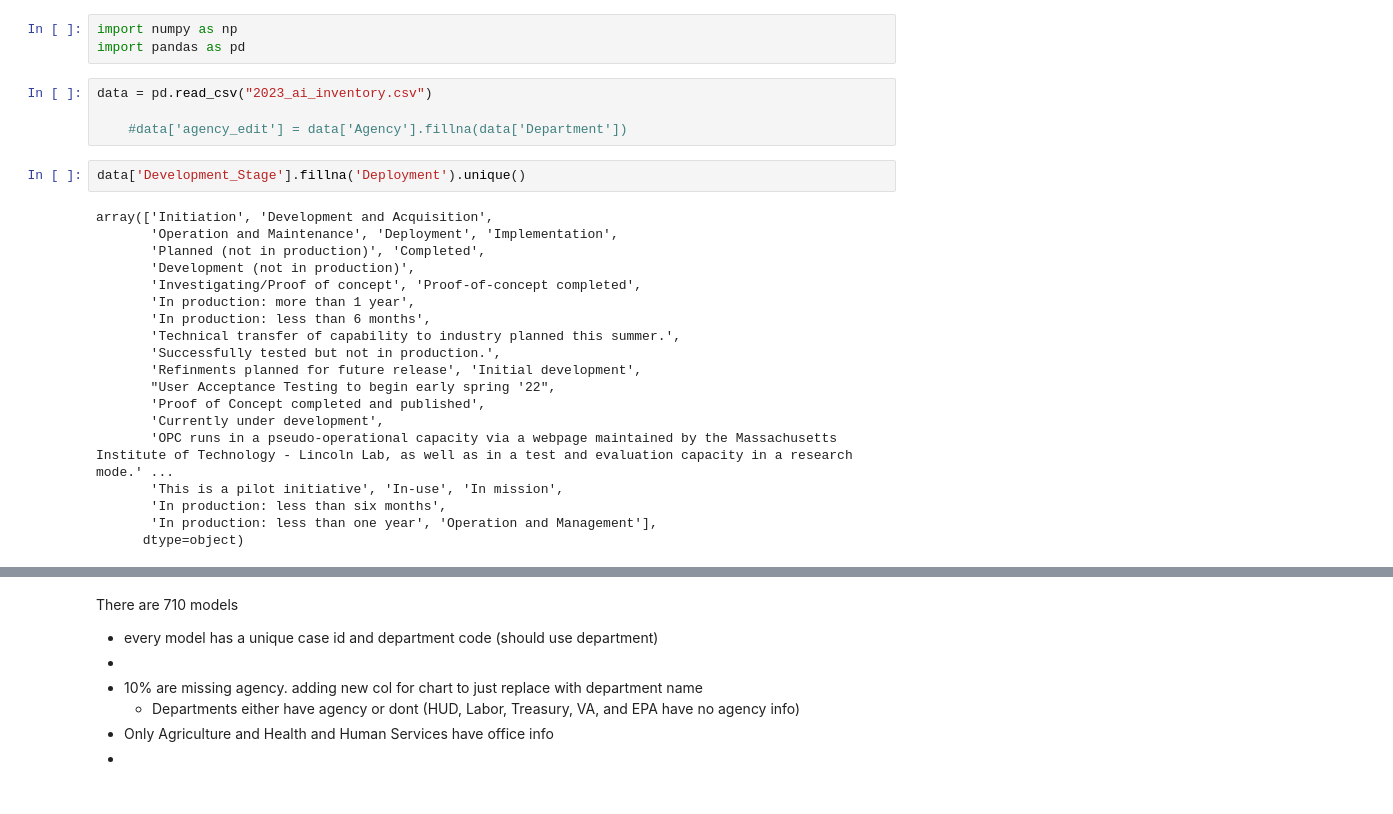
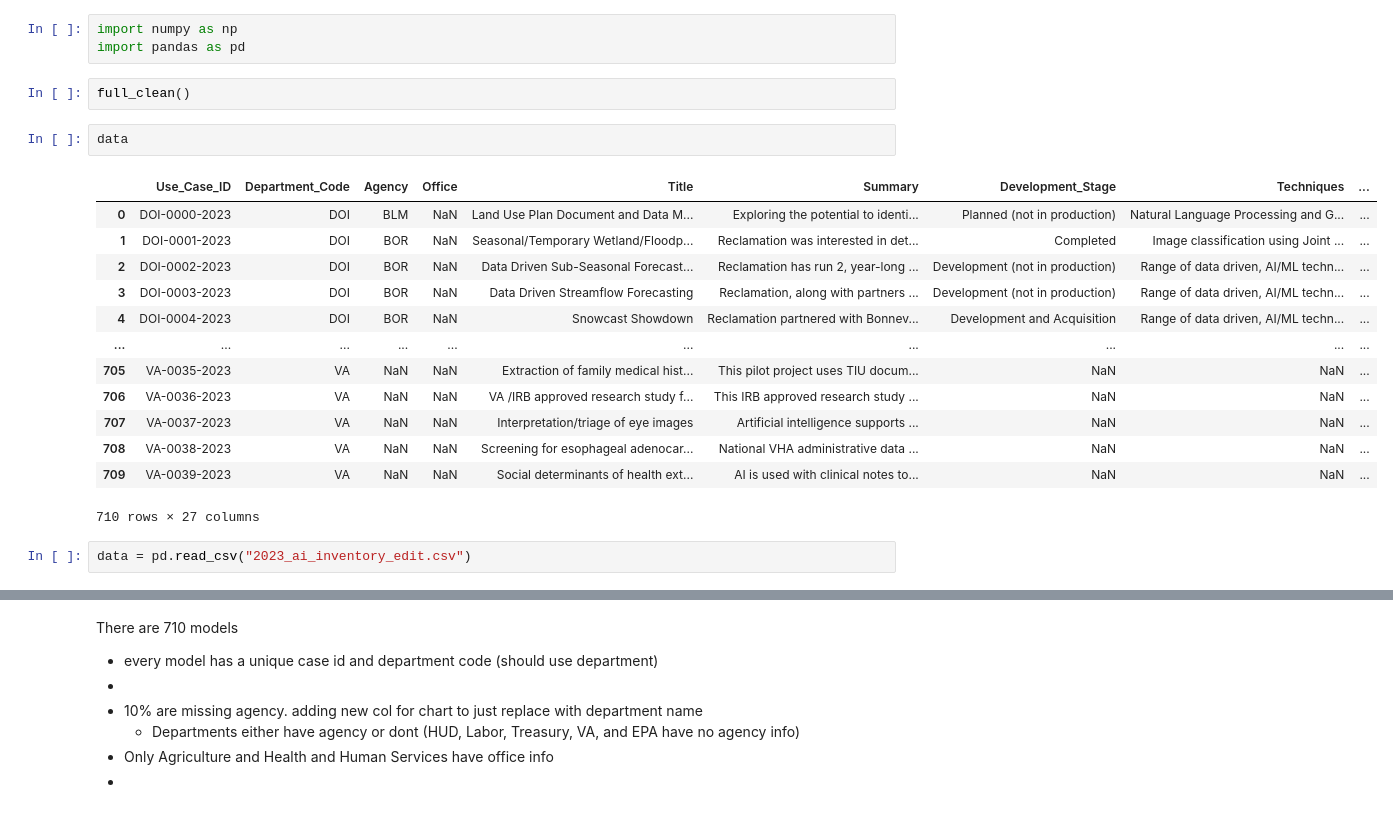
Before and after one commit to asteinhart/ai-in-gov, a Jupyter notebook: static/data/analysis.ipynb, the cells around one changed output, grey strips where cells are left out. Saved outputs shown, nothing was run; the diff lists cells and outputs as text.

```diff
--- a/static/data/analysis.ipynb
+++ b/static/data/analysis.ipynb
@@ -1,28 +1,23 @@
 # %%
 import numpy as np
 import pandas as pd
+# %%
+full_clean()
+# %%
+data
+# %% [output]
+|  | Use_Case_ID | Department_Code | Agency | Office | Title | Summary | Development_Stage | Techniques | ... |
+| 0 | DOI-0000-2023 | DOI | BLM | NaN | Land Use Plan Document and Data M... | Exploring the potential to identi... | Planned (not in production) | Natural Language Processing and G... | ... |
+| 1 | DOI-0001-2023 | DOI | BOR | NaN | Seasonal/Temporary Wetland/Floodp... | Reclamation was interested in det... | Completed | Image classification using Joint ... | ... |
+| 2 | DOI-0002-2023 | DOI | BOR | NaN | Data Driven Sub-Seasonal Forecast... | Reclamation has run 2, year-long ... | Development (not in production) | Range of data driven, AI/ML techn... | ... |
+| 3 | DOI-0003-2023 | DOI | BOR | NaN | Data Driven Streamflow Forecasting | Reclamation, along with partners ... | Development (not in production) | Range of data driven, AI/ML techn... | ... |
+| 4 | DOI-0004-2023 | DOI | BOR | NaN | Snowcast Showdown | Reclamation partnered with Bonnev... | Development and Acquisition | Range of data driven, AI/ML techn... | ... |
+| ... | ... | ... | ... | ... | ... | ... | ... | ... | ... |
+| 705 | VA-0035-2023 | VA | NaN | NaN | Extraction of family medical hist... | This pilot project uses TIU docum... | NaN | NaN | ... |
+| 706 | VA-0036-2023 | VA | NaN | NaN | VA /IRB approved research study f... | This IRB approved research study ... | NaN | NaN | ... |
+| 707 | VA-0037-2023 | VA | NaN | NaN | Interpretation/triage of eye images | Artificial intelligence supports ... | NaN | NaN | ... |
+| 708 | VA-0038-2023 | VA | NaN | NaN | Screening for esophageal adenocar... | National VHA administrative data ... | NaN | NaN | ... |
+| 709 | VA-0039-2023 | VA | NaN | NaN | Social determinants of health ext... | AI is used with clinical notes to... | NaN | NaN | ... |
+710 rows × 27 columns
 # %%
-data = pd.read_csv("2023_ai_inventory.csv")
-
-    #data['agency_edit'] = data['Agency'].fillna(data['Department'])
+data = pd.read_csv("2023_ai_inventory_edit.csv")
-# %%
-data['Development_Stage'].fillna('Deployment').unique()
-# %% [output]
-array(['Initiation', 'Development and Acquisition',
-       'Operation and Maintenance', 'Deployment', 'Implementation',
-       'Planned (not in production)', 'Completed',
-       'Development (not in production)',
-       'Investigating/Proof of concept', 'Proof-of-concept completed',
-       'In production: more than 1 year',
-       'In production: less than 6 months',
-       'Technical transfer of capability to industry planned this summer.',
-       'Successfully tested but not in production.',
-       'Refinments planned for future release', 'Initial development',
-       "User Acceptance Testing to begin early spring '22",
-       'Proof of Concept completed and published',
-       'Currently under development',
-       'OPC runs in a pseudo-operational capacity via a webpage maintained by the Massachusetts Institute of Technology - Lincoln Lab, as well as in a test and evaluation capacity in a research mode.' ...
-       'This is a pilot initiative', 'In-use', 'In mission',
-       'In production: less than six months',
-       'In production: less than one year', 'Operation and Management'],
-      dtype=object)
```
Also changed, not shown: parts of 15 cells of this notebook, 5 other files.
